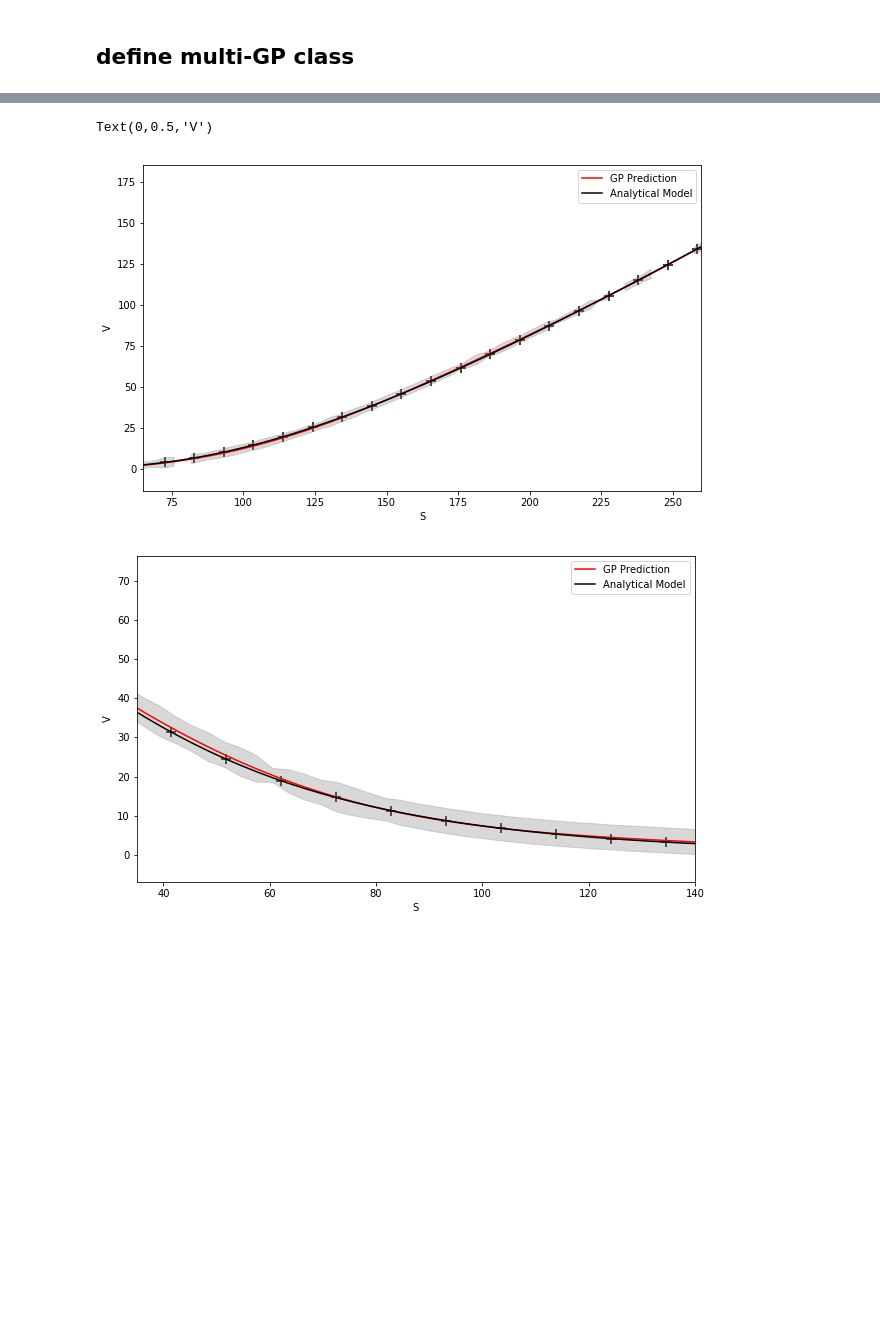
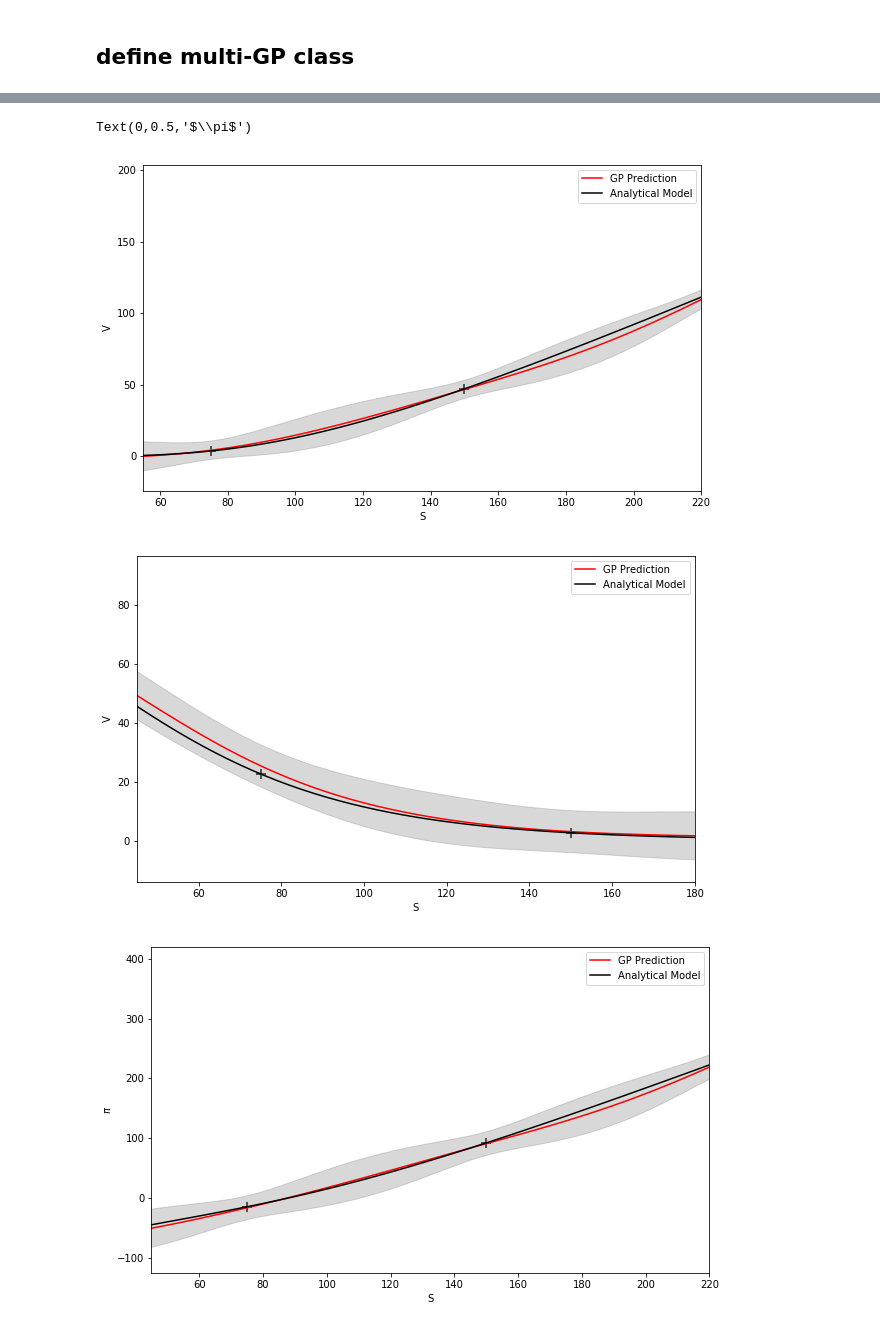
Before and after one commit to mfrdixon/GP-CVA, a Jupyter notebook: Example-1-MGP-BS-Pricing.ipynb, the cells around one changed output, grey strips where cells are left out. Saved outputs shown, nothing was run; the diff lists cells and outputs as text; code cells hidden in the pictures; blank space fills up the shorter version.

```diff
--- a/Example-1-MGP-BS-Pricing.ipynb
+++ b/Example-1-MGP-BS-Pricing.ipynb
@@ -19,11 +17,11 @@ from gpytorch.random_variables import MultitaskGaussianRandomVariable
 # %% [markdown]
 ### set BS model parameters
 # %%
-r = 0.0002  # risk-free rate
+r = 0.0  # risk-free rate
 S= 100      # Underlying spot
-KC = 130    # Call strike
-KP = 70     # Put strike
-sigma = 0.4 # implied volatility
+KC = 110    # Call strike
+KP = 90     # Put strike
+sigma = 0.3 # implied volatility
 T = 2.0     # Time to maturity
 # %%
 # define the call and put prices using the BS model
@@ -35,11 +47,16 @@ put = lambda x: bsformula(-1, lb+(ub-lb)*x, KP, r, T, sigma, 0)[0]
 class MultitaskGPModel(gpytorch.models.ExactGP):
     def __init__(self, train_x, train_y, likelihood):
         super(MultitaskGPModel, self).__init__(train_x, train_y, likelihood)
-        self.mean_module = MultitaskMean(ConstantMean(), n_tasks=2)
-        self.data_covar_module = RBFKernel()
-        self.covar_module = MultitaskKernel(self.data_covar_module, n_tasks=2, rank=1)
+        self.mean_module = gpytorch.means.MultitaskMean(
+            gpytorch.means.ConstantMean(), num_tasks=2
+        )
+
+        self.covar_module = gpytorch.kernels.MultitaskKernel(gpytorch.kernels.ScaleKernel(
+            gpytorch.kernels.MaternKernel(nu=2.5)+ gpytorch.kernels.WhiteNoiseKernel(wn_variances)),
+                                                             num_tasks=2, rank=1
+        )
 
     def forward(self, x):
         mean_x = self.mean_module(x)
         covar_x = self.covar_module(x)
-        return MultitaskGaussianRandomVariable(mean_x, covar_x)
+        return gpytorch.distributions.MultitaskMultivariateNormal(mean_x, covar_x)
@@ -112,8 +110,7 @@ Iter 291/300 - Loss: 41.871
 # %%
 # Make predictions
-gp.eval()
+model.eval()
 likelihood.eval()
-with torch.no_grad():
-    y_hat= likelihood(gp(test_x))
-
+with torch.no_grad(), gpytorch.settings.fast_pred_var():
+    y_hat= likelihood(model(test_x))
 lower, upper = y_hat.confidence_region()
@@ -120,26 +129,39 @@ lower, upper = y_hat.confidence_region()
 # %%
 # predictionn plot with var band
 plt.figure(figsize = (10, 6), facecolor='white', edgecolor='black')
-plt.plot(lb+(ub-lb)*np.array(test_x.flatten()), np.array(y_hat.mean()[:,0]), color = 'red', label = 'GP Prediction')
+plt.plot(lb+(ub-lb)*np.array(test_x.flatten()), np.array(y_hat.mean[:,0]), color = 'red', label = 'GP Prediction')
 plt.plot(lb+(ub-lb)*np.array(test_x.flatten()), np.array(test_y[:,0]), color = 'black', label = 'Analytical Model')
 plt.scatter(lb+(ub-lb)*train_x, train_y[:,0], color = 'black', marker = '+', s = 100)
 plt.fill_between(lb+(ub-lb)*np.array(test_x.flatten()), lower[:,0].detach().numpy(), upper[:,0].detach().numpy(), color = 'grey', alpha=0.3)
 plt.legend(loc = 'best', prop={'size':10})
 plt.xlim([KC/2.0,2*KC])
 plt.xlabel('S')
 plt.ylabel('V')
 
 
 plt.figure(figsize = (10, 6), facecolor='white', edgecolor='black')
-plt.plot(lb+(ub-lb)*np.array(test_x.flatten()), np.array(y_hat.mean()[:,1]), color = 'red', label = 'GP Prediction')
+plt.plot(lb+(ub-lb)*np.array(test_x.flatten()), np.array(y_hat.mean[:,1]), color = 'red', label = 'GP Prediction')
 plt.plot(lb+(ub-lb)*np.array(test_x.flatten()), np.array(test_y[:,1]), color = 'black', label = 'Analytical Model')
 plt.scatter(lb+(ub-lb)*train_x, train_y[:,1], color = 'black', marker = '+', s = 100)
 plt.fill_between(lb+(ub-lb)*np.array(test_x.flatten()), lower[:,1].detach().numpy(), upper[:,1].detach().numpy(), color = 'grey', alpha=0.3)
 plt.legend(loc = 'best', prop={'size':10})
 plt.xlim([KP/2.0,2*KP])
 plt.xlabel('S')
 plt.ylabel('V')
+
+
+plt.figure(figsize = (10, 6), facecolor='white', edgecolor='black')
+plt.plot(lb+(ub-lb)*np.array(test_x.flatten()), 2.0*np.array(y_hat.mean[:,0])- np.array(y_hat.mean[:,1]), color = 'red', label = 'GP Prediction')
+plt.plot(lb+(ub-lb)*np.array(test_x.flatten()), 2.0*np.array(test_y[:,0])-np.array(test_y[:,1]) , color = 'black', label = 'Analytical Model')
+plt.scatter(lb+(ub-lb)*train_x, 2*train_y[:,0]-train_y[:,1], color = 'black', marker = '+', s = 100)
+
+plt.fill_between(lb+(ub-lb)*np.array(test_x.flatten()), 2.0*lower[:,0].detach().numpy()-upper[:,1].detach().numpy() , 2.0*upper[:,0].detach().numpy()-lower[:,1].detach().numpy(), color = 'grey', alpha=0.3)
+plt.legend(loc = 'best', prop={'size':10})
+plt.xlim([KP/2.0,2*KC])
+plt.xlabel('S')
+plt.ylabel('$\pi$')
 # %% [output]
-Text(0,0.5,'V')
+Text(0,0.5,'$\\pi$')
-[figure, old version]
+[figure, new version]
-[figure, old version]
+[figure, new version]
+[figure, added]
```
Also changed, not shown: parts of 7 cells of this notebook.
